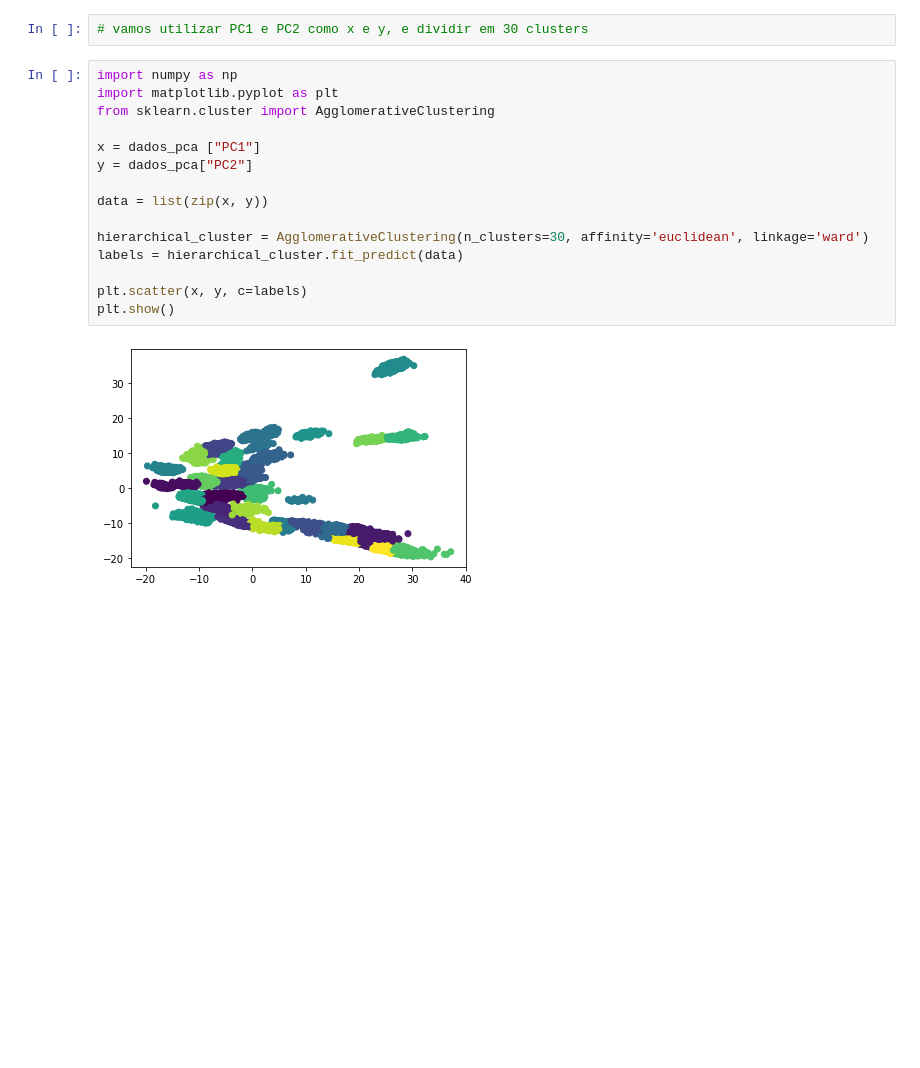
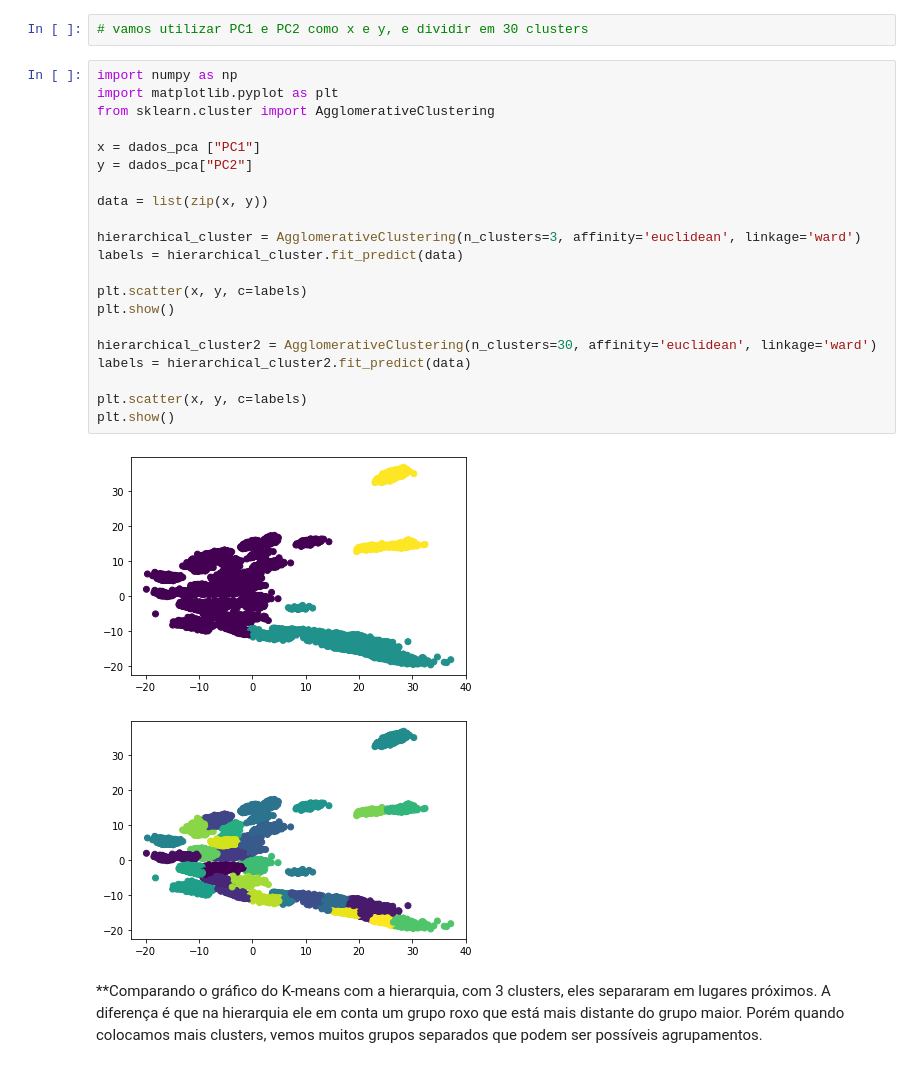
Before and after one commit to Karl-Marcos/ML-2022-DIMP, a Jupyter notebook: bloco_3.ipynb, the cells around one changed output. Saved outputs shown, nothing was run; the diff lists cells and outputs as text; blank space fills up the shorter version.

Commit message:
comparação entre as clusterizações

```diff
--- a/bloco_3.ipynb
+++ b/bloco_3.ipynb
@@ -590,17 +596,26 @@ Text(0.5, 0, 'Component 3')
 # %%
 import numpy as np
 import matplotlib.pyplot as plt
 from sklearn.cluster import AgglomerativeClustering
 
 x = dados_pca ["PC1"]
 y = dados_pca["PC2"]
 
 data = list(zip(x, y))
 
-hierarchical_cluster = AgglomerativeClustering(n_clusters=30, affinity='euclidean', linkage='ward')
+hierarchical_cluster = AgglomerativeClustering(n_clusters=3, affinity='euclidean', linkage='ward')
 labels = hierarchical_cluster.fit_predict(data)
 
 plt.scatter(x, y, c=labels)
 plt.show()
+
+hierarchical_cluster2 = AgglomerativeClustering(n_clusters=30, affinity='euclidean', linkage='ward')
+labels = hierarchical_cluster2.fit_predict(data)
+
+plt.scatter(x, y, c=labels)
+plt.show()
 # %% [output]
-[figure, old version]
+[figure, new version]
+[figure, added]
+# %% [markdown]
+**Comparando o gráfico do K-means com a hierarquia, com 3 clusters, eles separaram em lugares próximos. A diferença é que na hierarquia ele em conta um grupo roxo que está mais distante do grupo maior. Porém quando colocamos mais clusters, vemos muitos grupos separados que podem ser possíveis agrupamentos.
```
Also changed, not shown: parts of 5 cells of this notebook.
